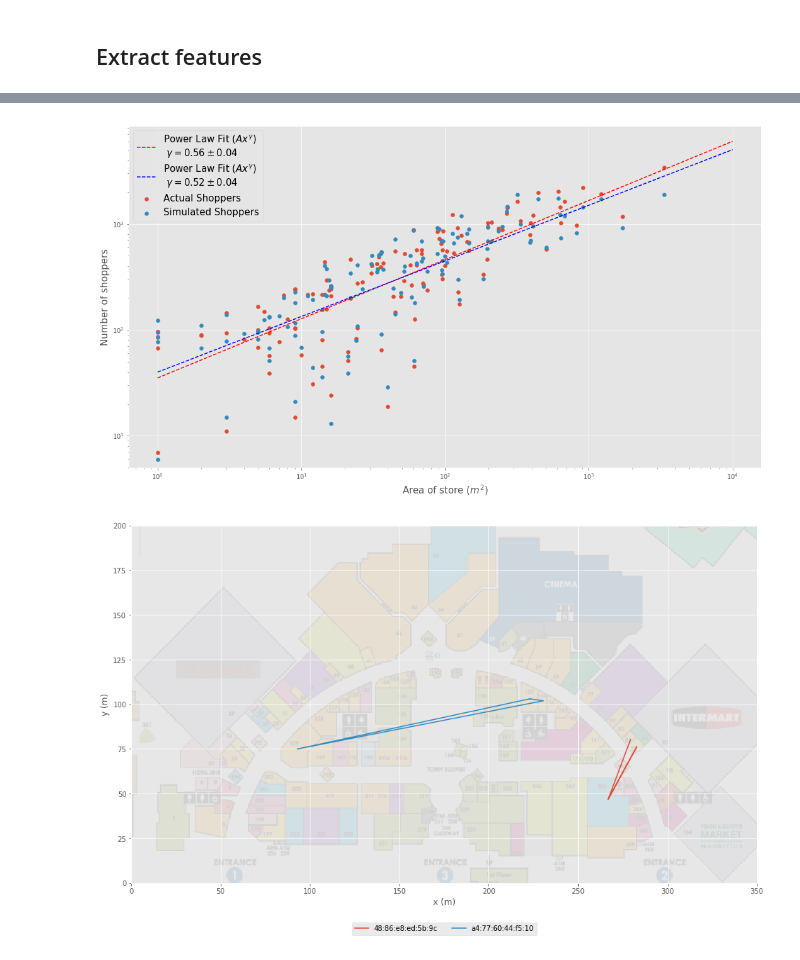
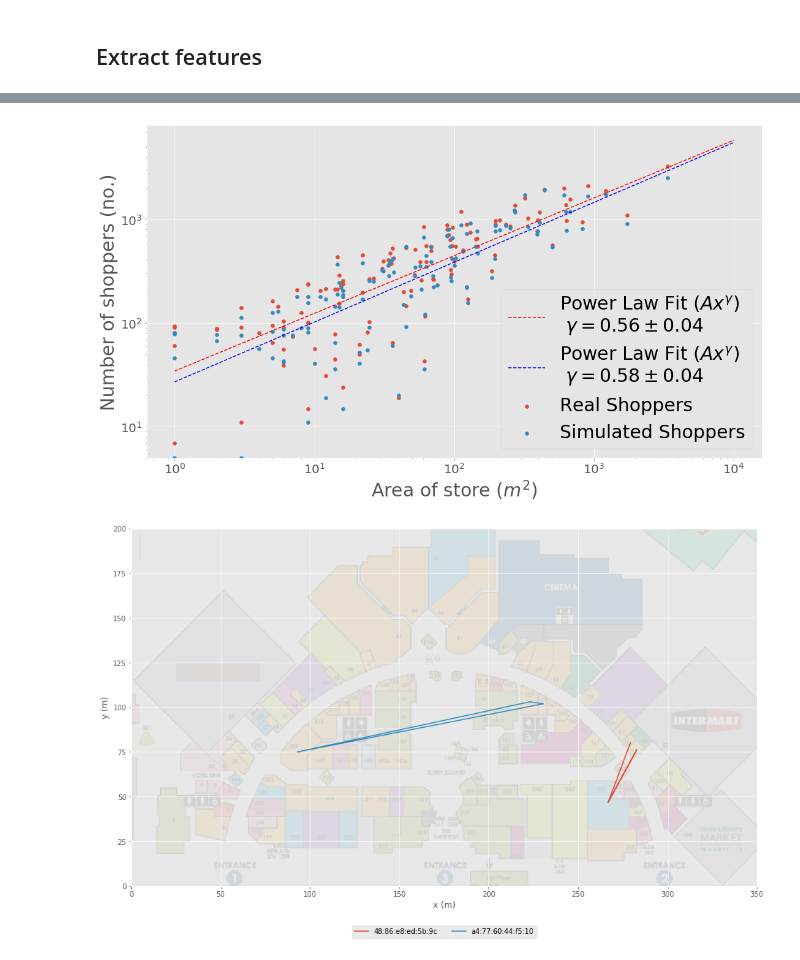
Before and after one commit to Beaulieu318/msci-complexity-project, a Jupyter notebook: msci/modelling/network/animate_simulation.ipynb, the cells around one changed output, grey strips where cells are left out. Saved outputs shown, nothing was run; the diff lists cells and outputs as text; code cells hidden in the pictures.

```diff
--- a/msci/modelling/network/animate_simulation.ipynb
+++ b/msci/modelling/network/animate_simulation.ipynb
@@ -114,5 +137,5 @@ end_date_time = datetime.datetime(year=2016, month=12, day=23, hour=0)
 # %%
 environment = copy.deepcopy(environment_)
 # %%
-sim = NetworkSimulation(environment, max_shoppers=9000, start_date_time=start_date_time, end_date_time=end_date_time)
+sim = NetworkSimulation(environment, max_shoppers=8050, start_date_time=start_date_time, end_date_time=end_date_time)
 # %%
@@ -142,4 +149,4 @@ print(sim.A)
 # %% [markdown]
 ### Create the distributions
 # %%
-length_of_stay_distribution = gaussian_kde((shopper_df.length_of_stay / 60).as_matrix())
+length_of_stay_distribution = gaussian_kde((r_shopper_df.length_of_stay / 60).as_matrix())
@@ -146,4 +168,4 @@ length_of_stay_distribution = gaussian_kde((shopper_df.length_of_stay / 60).as_m
 # %%
 arrival_distribution = gaussian_kde(
-    (pd.to_datetime(shopper_df.start_time) - start_date_time).dt.round('15min').dt.total_seconds().as_matrix()
+    (pd.to_datetime(r_shopper_df.start_time) - start_date_time).dt.round('15min').dt.total_seconds().as_matrix()
 )
@@ -302,2 +321,0 @@ NameError: name 'probability_of_moving_forwards' is not defined
-# %%
-sim.mac_address_df['prob_forwards'] = probability_of_moving_forwards(sim.signal_df, sim.mac_address_df, remove_consecutive=True)
@@ -393,38 +415,41 @@ area_shop_df = shop_df[
     (shop_df.act_count > 0) &
     (shop_df.sim_count > 0) &
     shop_df.sim_count.notnull()
 ]
 
-ax.scatter(area_shop_df.area, area_shop_df.act_count, label='Actual Shoppers')
+ax.scatter(area_shop_df.area, area_shop_df.act_count, label='Real Shoppers')
 slope, intercept, x_value, p_value, std_err = linregress(
     np.log10(area_shop_df.area), np.log10(area_shop_df.act_count)
 )
 area_fit = np.linspace(1, 10**4, 10)
 count_of_shoppers_fit = [10**intercept*x**slope for x in area_fit]
 ax.plot(
     area_fit, count_of_shoppers_fit, 'r--',
     label='Power Law Fit ($Ax^{\gamma}$) \n $\gamma=%.2f \pm %.2f$' % (slope, std_err)
 )
 
 ax.scatter(area_shop_df.area, area_shop_df.sim_count, label='Simulated Shoppers')
 slope, intercept, x_value, p_value, std_err = linregress(
     np.log10(area_shop_df.area), np.log10(area_shop_df.sim_count)
 )
 area_fit = np.linspace(1, 10**4, 10)
 count_of_shoppers_fit = [10**intercept*x**slope for x in area_fit]
 ax.plot(
     area_fit, count_of_shoppers_fit, 'b--',
     label='Power Law Fit ($Ax^{\gamma}$) \n $\gamma=%.2f \pm %.2f$' % (slope, std_err)
 )
 
-ax.set_xlabel('Area of store ($m^2$)', fontsize=15)
-ax.set_ylabel('Number of shoppers', fontsize=15)
+ax.set_xlabel('Area of store ($m^2$)', fontsize=30)
+ax.set_ylabel('Number of shoppers (no.)', fontsize=30)
 ax.set_xscale('log')
 ax.set_yscale('log')
+ax.tick_params(labelsize=20)
 
-ax.legend(fontsize=15);
+ax.legend(fontsize=30);
+
+# fig.savefig('shoppers_vs_area_of_store.png', dpi=350)
 # %% [output]
-[figure, old version]
+[figure, new version]
 # %%
 fig, ax = plt.subplots(nrows=1, ncols=1, figsize=(16, 10))
 
```
Also changed, not shown: parts of 38 cells of this notebook, 1 other file.
